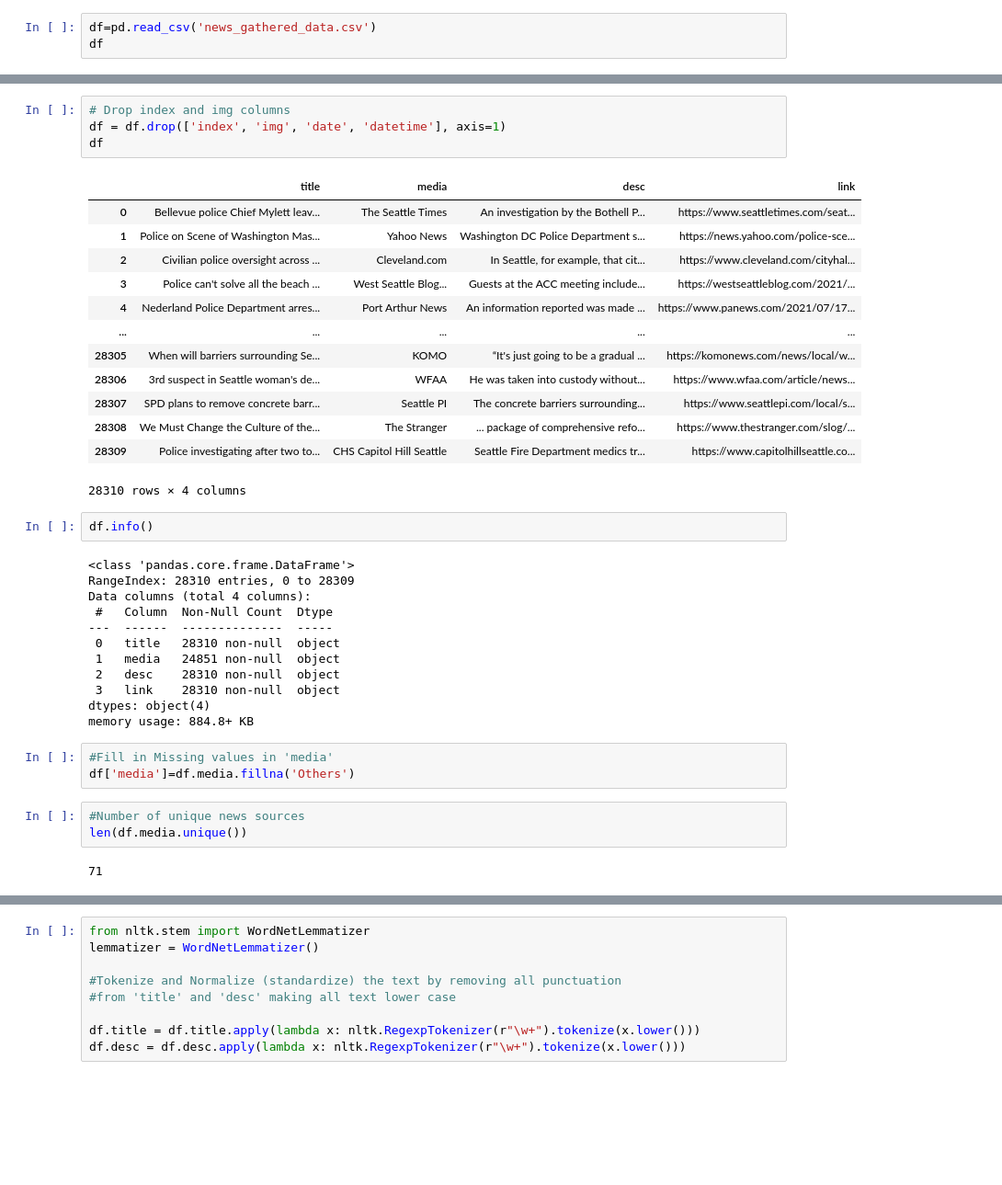
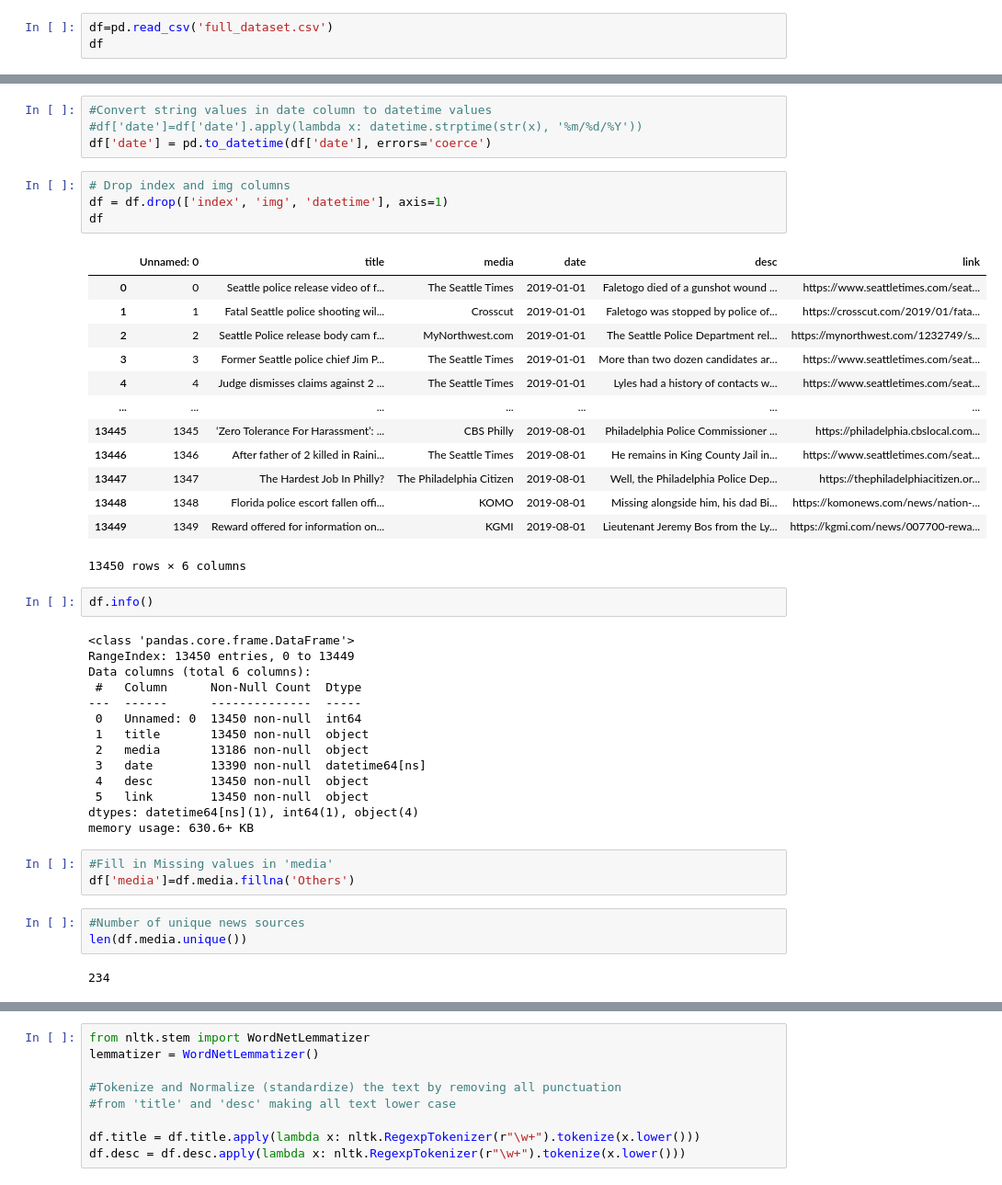
Before and after one commit to DS4A2-Team49/project_jupyter_notebooks, a Jupyter notebook: news_explore_clean.ipynb, the cells around one changed output, grey strips where cells are left out. Shown at 92% size. Saved outputs shown, nothing was run; the diff lists cells and outputs as text; blank space fills up the shorter version.

```diff
--- a/news_explore_clean.ipynb
+++ b/news_explore_clean.ipynb
@@ -45,5 +49,5 @@ nltk.download('stopwords')
 True
 # %%
-df=pd.read_csv('news_gathered_data.csv')
+df=pd.read_csv('full_dataset.csv')
 df
 # %% [output]
@@ -75,35 +67,41 @@ df.describe()
+# %%
+#Convert string values in date column to datetime values
+#df['date']=df['date'].apply(lambda x: datetime.strptime(str(x), '%m/%d/%Y'))
+df['date'] = pd.to_datetime(df['date'], errors='coerce')
 # %%
 # Drop index and img columns
-df = df.drop(['index', 'img', 'date', 'datetime'], axis=1)
+df = df.drop(['index', 'img', 'datetime'], axis=1)
 df
 # %% [output]
-|  | title | media | desc | link |
-| 0 | Bellevue police Chief Mylett leav... | The Seattle Times | An investigation by the Bothell P... | https://www.seattletimes.com/seat... |
-| 1 | Police on Scene of Washington Mas... | Yahoo News | Washington DC Police Department s... | https://news.yahoo.com/police-sce... |
-| 2 | Civilian police oversight across ... | Cleveland.com | In Seattle, for example, that cit... | https://www.cleveland.com/cityhal... |
-| 3 | Police can't solve all the beach ... | West Seattle Blog... | Guests at the ACC meeting include... | https://westseattleblog.com/2021/... |
-| 4 | Nederland Police Department arres... | Port Arthur News | An information reported was made ... | https://www.panews.com/2021/07/17... |
-| ... | ... | ... | ... | ... |
-| 28305 | When will barriers surrounding Se... | KOMO | “It's just going to be a gradual ... | https://komonews.com/news/local/w... |
-| 28306 | 3rd suspect in Seattle woman's de... | WFAA | He was taken into custody without... | https://www.wfaa.com/article/news... |
-| 28307 | SPD plans to remove concrete barr... | Seattle PI | The concrete barriers surrounding... | https://www.seattlepi.com/local/s... |
-| 28308 | We Must Change the Culture of the... | The Stranger | ... package of comprehensive refo... | https://www.thestranger.com/slog/... |
-| 28309 | Police investigating after two to... | CHS Capitol Hill Seattle | Seattle Fire Department medics tr... | https://www.capitolhillseattle.co... |
+|  | Unnamed: 0 | title | media | date | desc | link |
+| 0 | 0 | Seattle police release video of f... | The Seattle Times | 2019-01-01 | Faletogo died of a gunshot wound ... | https://www.seattletimes.com/seat... |
+| 1 | 1 | Fatal Seattle police shooting wil... | Crosscut | 2019-01-01 | Faletogo was stopped by police of... | https://crosscut.com/2019/01/fata... |
+| 2 | 2 | Seattle Police release body cam f... | MyNorthwest.com | 2019-01-01 | The Seattle Police Department rel... | https://mynorthwest.com/1232749/s... |
+| 3 | 3 | Former Seattle police chief Jim P... | The Seattle Times | 2019-01-01 | More than two dozen candidates ar... | https://www.seattletimes.com/seat... |
+| 4 | 4 | Judge dismisses claims against 2 ... | The Seattle Times | 2019-01-01 | Lyles had a history of contacts w... | https://www.seattletimes.com/seat... |
+| ... | ... | ... | ... | ... | ... | ... |
+| 13445 | 1345 | ‘Zero Tolerance For Harassment’: ... | CBS Philly | 2019-08-01 | Philadelphia Police Commissioner ... | https://philadelphia.cbslocal.com... |
+| 13446 | 1346 | After father of 2 killed in Raini... | The Seattle Times | 2019-08-01 | He remains in King County Jail in... | https://www.seattletimes.com/seat... |
+| 13447 | 1347 | The Hardest Job In Philly? | The Philadelphia Citizen | 2019-08-01 | Well, the Philadelphia Police Dep... | https://thephiladelphiacitizen.or... |
+| 13448 | 1348 | Florida police escort fallen offi... | KOMO | 2019-08-01 | Missing alongside him, his dad Bi... | https://komonews.com/news/nation-... |
+| 13449 | 1349 | Reward offered for information on... | KGMI | 2019-08-01 | Lieutenant Jeremy Bos from the Ly... | https://kgmi.com/news/007700-rewa... |
-28310 rows × 4 columns
+13450 rows × 6 columns
 # %%
 df.info()
 # %% [output]
 <class 'pandas.core.frame.DataFrame'>
-RangeIndex: 28310 entries, 0 to 28309
-Data columns (total 4 columns):
- #   Column  Non-Null Count  Dtype
----  ------  --------------  -----
- 0   title   28310 non-null  object
- 1   media   24851 non-null  object
- 2   desc    28310 non-null  object
- 3   link    28310 non-null  object
-dtypes: object(4)
-memory usage: 884.8+ KB
+RangeIndex: 13450 entries, 0 to 13449
+Data columns (total 6 columns):
+ #   Column      Non-Null Count  Dtype
+---  ------      --------------  -----
+ 0   Unnamed: 0  13450 non-null  int64
+ 1   title       13450 non-null  object
+ 2   media       13186 non-null  object
+ 3   date        13390 non-null  datetime64[ns]
+ 4   desc        13450 non-null  object
+ 5   link        13450 non-null  object
+dtypes: datetime64[ns](1), int64(1), object(4)
+memory usage: 630.6+ KB
 # %%
 #Fill in Missing values in 'media'
 df['media']=df.media.fillna('Others')
@@ -111,7 +109,7 @@ df['media']=df.media.fillna('Others')
 #Number of unique news sources
 len(df.media.unique())
 # %% [output]
-71
+234
 # %%
 #Top 10 news sources
 top_10=df.media.value_counts().head(10)
```
Also changed, not shown: parts of 32 cells of this notebook.
